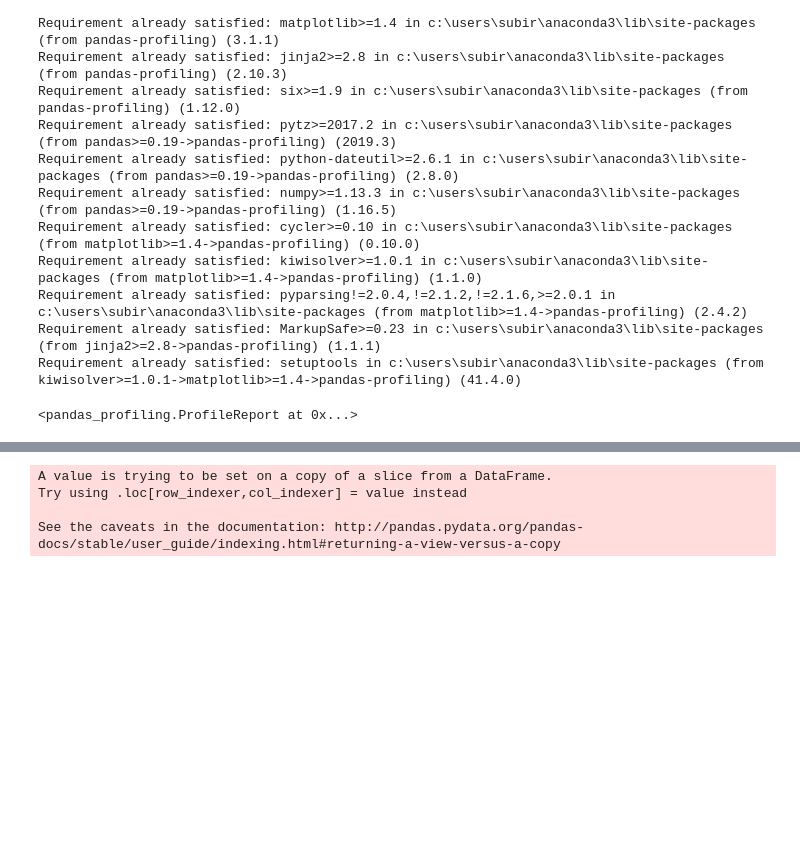
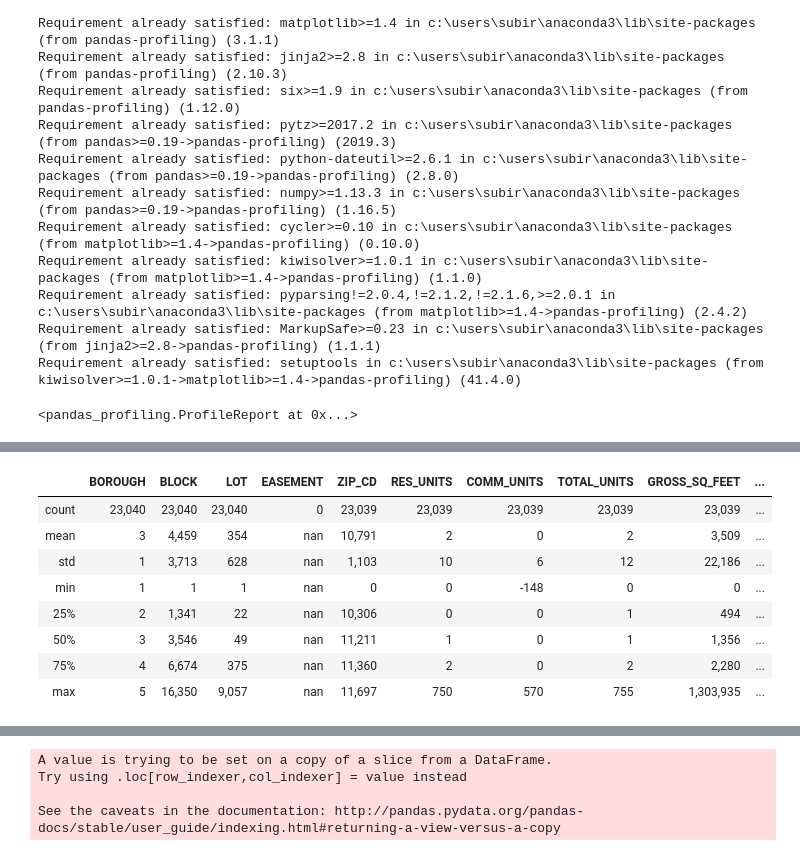
Before and after one commit to SwetaSengupta/DS-Unit-2-Applied-Modeling, a Jupyter notebook: module2-wrangle-ml-datasets/LS_DS_232_assignment.ipynb, the cells around one changed output, grey strips where cells are left out. Cells and saved outputs as stored; diff of their text form; code cells hidden in the pictures; blank space fills up the shorter version.

```diff
--- a/module2-wrangle-ml-datasets/LS_DS_232_assignment.ipynb
+++ b/module2-wrangle-ml-datasets/LS_DS_232_assignment.ipynb
@@ -118,0 +141,12 @@ ProfileReport(df)
+# %%
+df.describe()
+# %% [output]
+|  | BOROUGH | BLOCK | LOT | EASEMENT | ZIP_CD | RES_UNITS | COMM_UNITS | TOTAL_UNITS | GROSS_SQ_FEET | ... |
+| count | 23,040 | 23,040 | 23,040 | 0 | 23,039 | 23,039 | 23,039 | 23,039 | 23,039 | ... |
+| mean | 3 | 4,459 | 354 | nan | 10,791 | 2 | 0 | 2 | 3,509 | ... |
+| std | 1 | 3,713 | 628 | nan | 1,103 | 10 | 6 | 12 | 22,186 | ... |
+| min | 1 | 1 | 1 | nan | 0 | 0 | -148 | 0 | 0 | ... |
+| 25% | 2 | 1,341 | 22 | nan | 10,306 | 0 | 0 | 1 | 494 | ... |
+| 50% | 3 | 3,546 | 49 | nan | 11,211 | 1 | 0 | 1 | 1,356 | ... |
+| 75% | 4 | 6,674 | 375 | nan | 11,360 | 2 | 0 | 2 | 2,280 | ... |
+| max | 5 | 16,350 | 9,057 | nan | 11,697 | 750 | 570 | 755 | 1,303,935 | ... |
```
Also changed, not shown: parts of 37 cells of this notebook.
